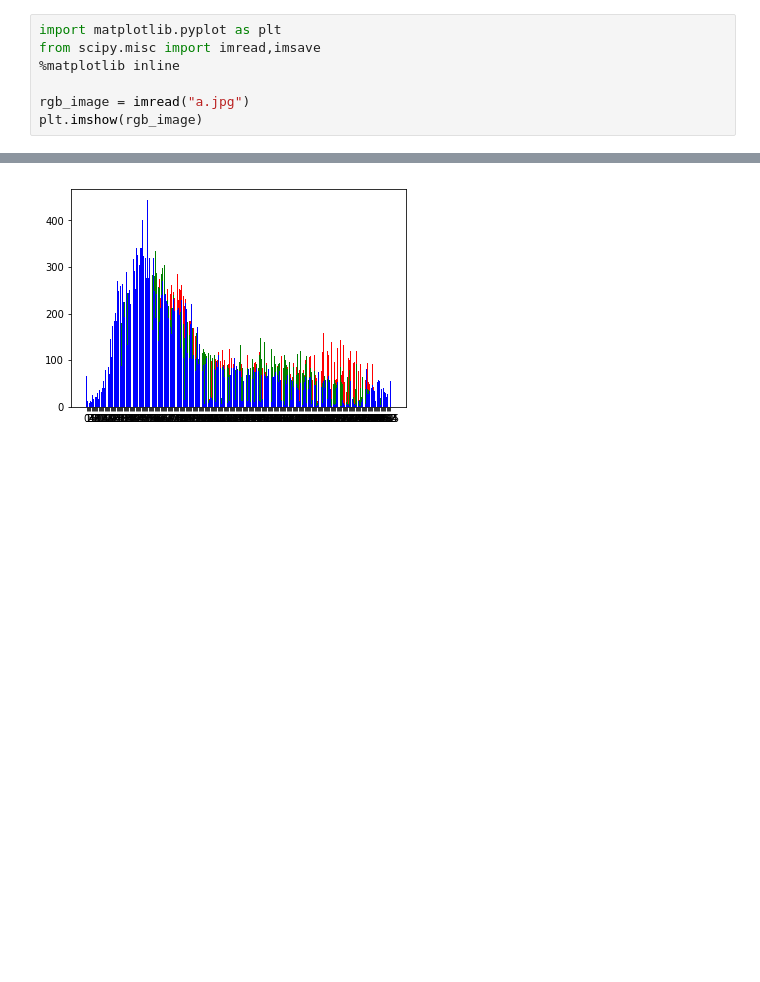
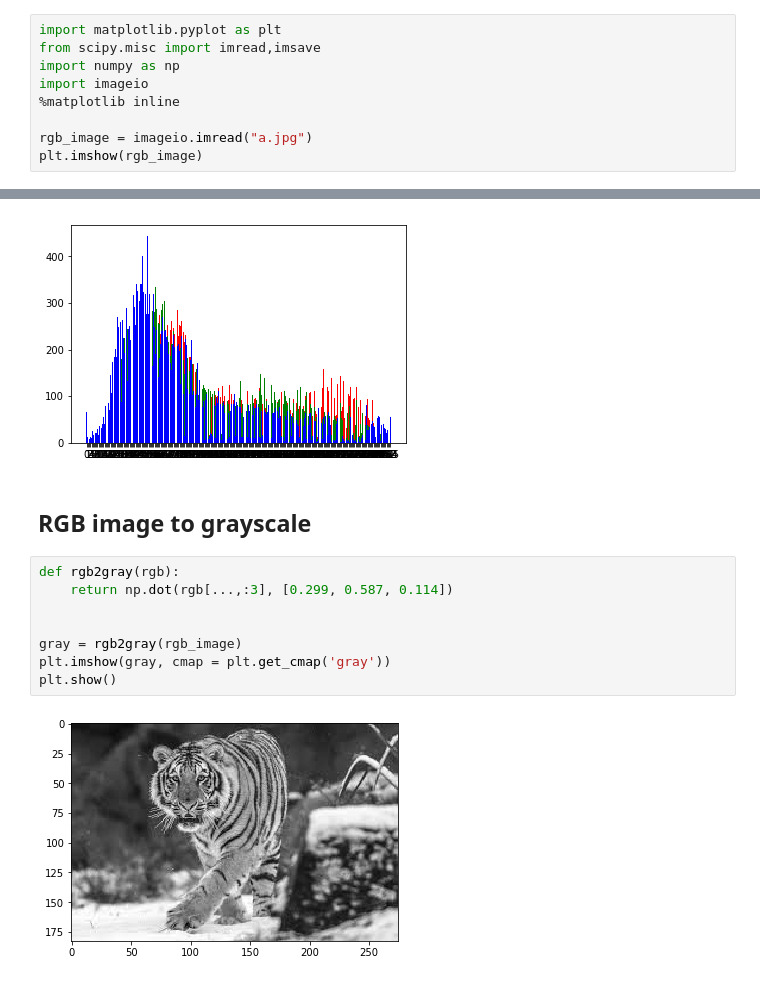
Before and after one commit to ivanakonatar/Project, a Jupyter notebook: ProjectHistogram.ipynb, the cells around one changed output, grey strips where cells are left out. Saved outputs shown, nothing was run; the diff lists cells and outputs as text; blank space fills up the shorter version.

Commit message:
Project Histogram

```diff
--- a/ProjectHistogram.ipynb
+++ b/ProjectHistogram.ipynb
@@ -5,8 +5,10 @@
 # %%
 import matplotlib.pyplot as plt
 from scipy.misc import imread,imsave
+import numpy as np
+import imageio
 %matplotlib inline
 
-rgb_image = imread("a.jpg")
+rgb_image = imageio.imread("a.jpg")
 plt.imshow(rgb_image)
 # %% [output]
@@ -89,3 +87,15 @@ plt.xticks(range(len(d_b)), list(d_b.keys()))
 plt.show()
 # %% [output]
 [figure]
+# %% [markdown]
+## RGB image to grayscale
+# %%
+def rgb2gray(rgb):
+    return np.dot(rgb[...,:3], [0.299, 0.587, 0.114])
+
+
+gray = rgb2gray(rgb_image)
+plt.imshow(gray, cmap = plt.get_cmap('gray'))
+plt.show()
+# %% [output]
+[figure, added]
```
Also changed, not shown: parts of 4 cells of this notebook.
